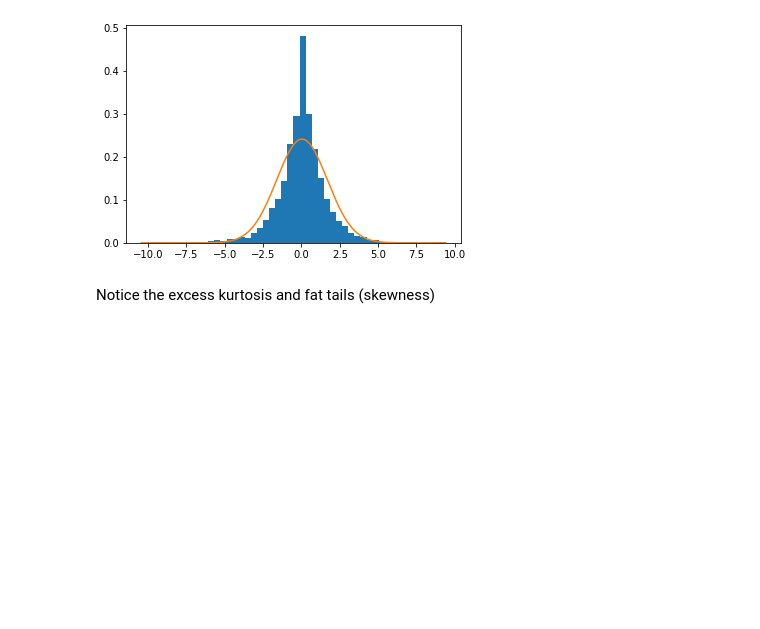
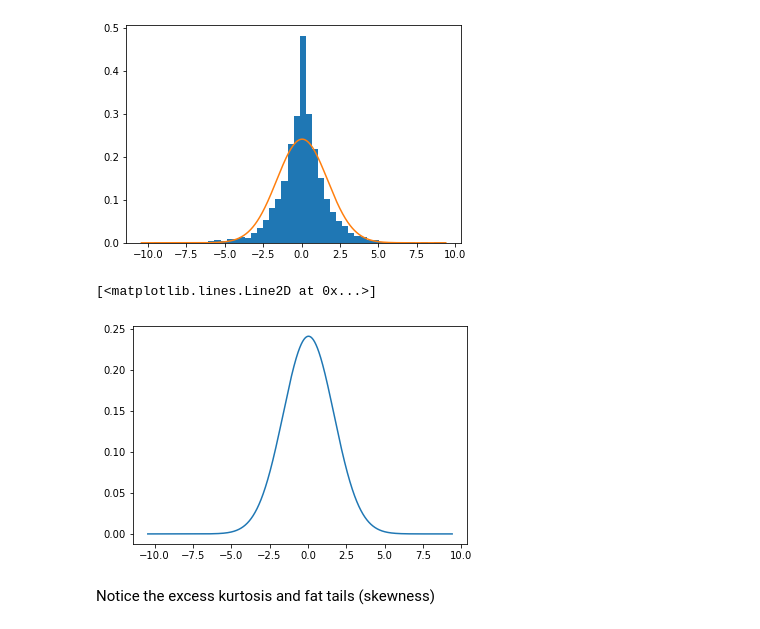
Before and after one commit to McNelis-CMML/FinEconometrics, a Jupyter notebook: Week9_Empirical_Exercise_Python.ipynb, the cells around one changed output. Saved outputs shown, nothing was run; the diff lists cells and outputs as text; code cells hidden in the pictures; blank space fills up the shorter version.

```diff
--- a/Week9_Empirical_Exercise_Python.ipynb
+++ b/Week9_Empirical_Exercise_Python.ipynb
@@ -32,5 +33,12 @@ plt.plot(xarray,yarray)
 # %% [output]
 [<matplotlib.lines.Line2D at 0x...>]
 [figure]
+# %%
+xarray=np.linspace(minr,maxr,len(returns))
+yarray=norm.pdf(xarray,np.mean(returns),np.std(returns,ddof=1))
+plt.plot(xarray,yarray)
+# %% [output]
+[<matplotlib.lines.Line2D at 0x...>]
+[figure, added]
 # %% [markdown]
 Notice the excess kurtosis and fat tails (skewness)
```
Also changed, not shown: parts of 22 cells of this notebook.
